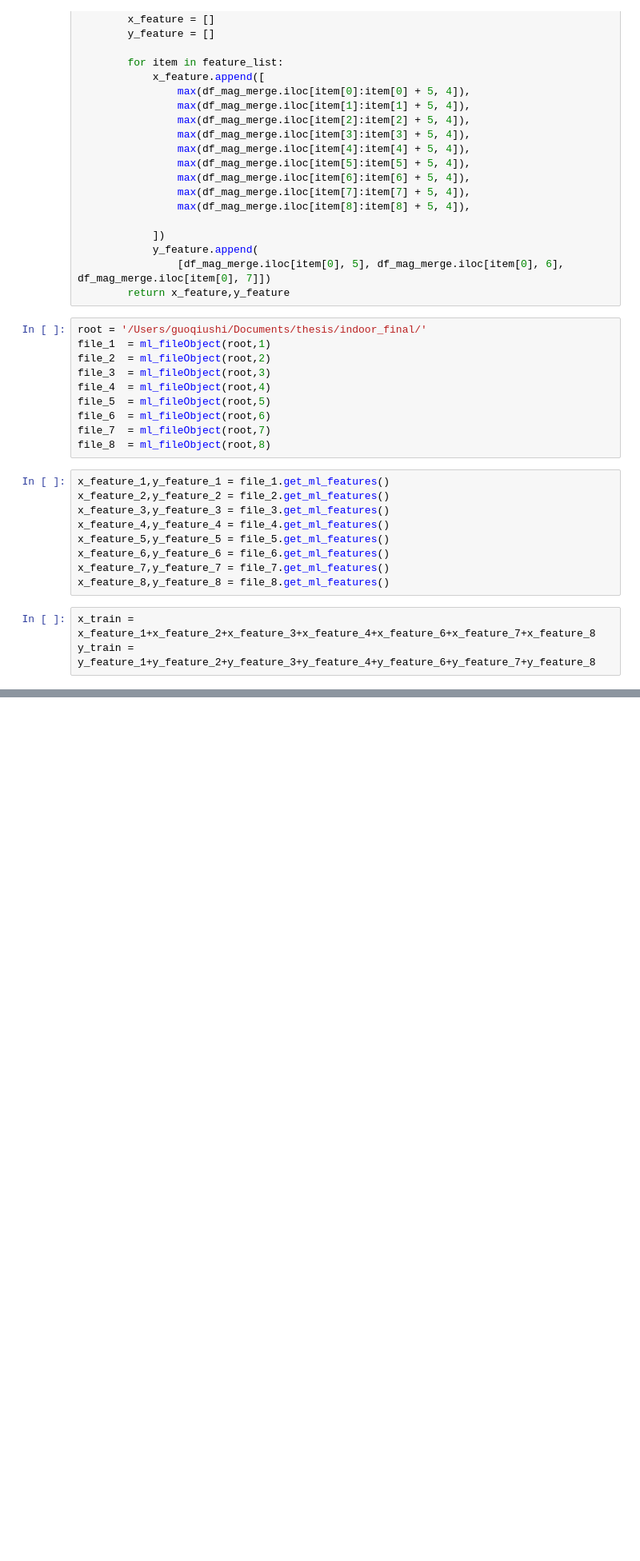
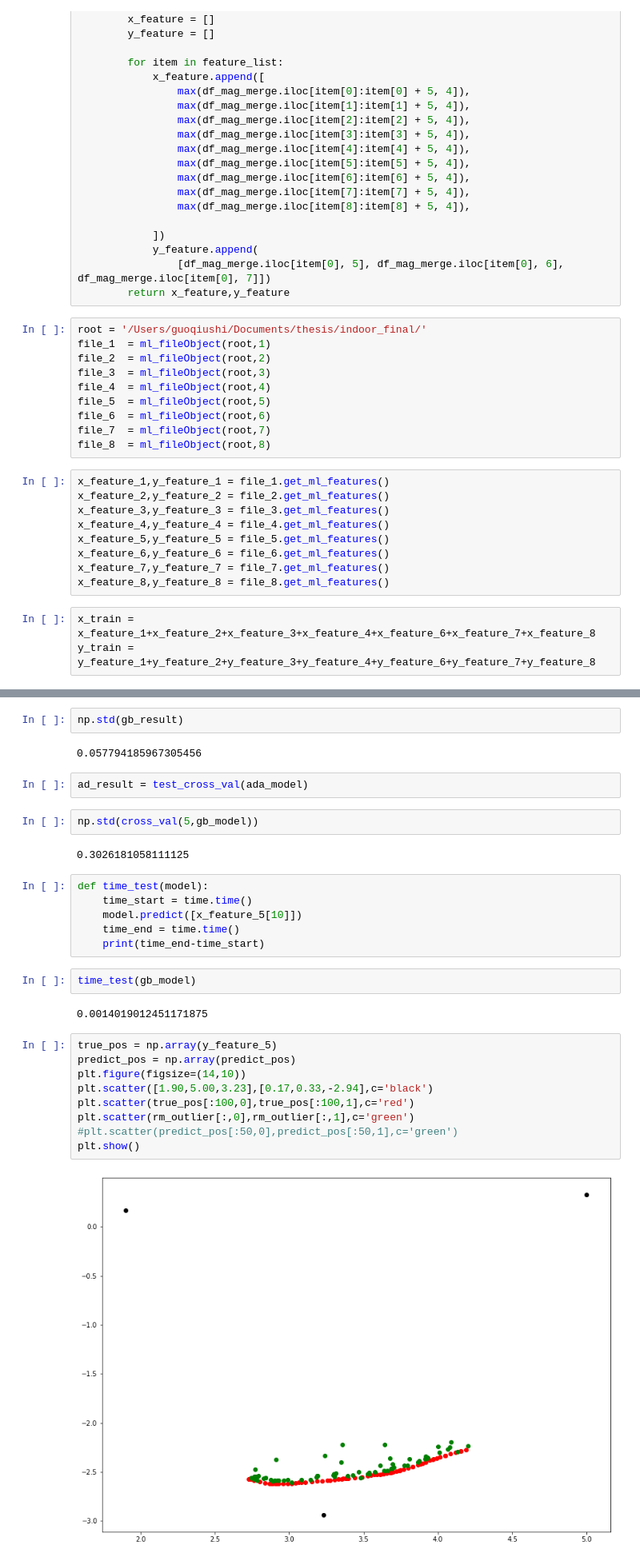
Before and after one commit to guoqiushi/Mag_thesis, a Jupyter notebook: ml_performance.ipynb, the cells around one changed output, grey strips where cells are left out. Shown: that part at 80% size. Saved outputs shown, nothing was run; the diff lists cells and outputs as text; blank space fills up the shorter version.

Commit message:
add more figures

```diff
--- a/ml_performance.ipynb
+++ b/ml_performance.ipynb
@@ -242,0 +356,31 @@ y_feature_5[0]
+# %%
+np.std(gb_result)
+# %% [output]
+0.057794185967305456
+# %%
+ad_result = test_cross_val(ada_model)
+# %%
+np.std(cross_val(5,gb_model))
+# %% [output]
+0.3026181058111125
+# %%
+def time_test(model):
+    time_start = time.time()
+    model.predict([x_feature_5[10]])
+    time_end = time.time()
+    print(time_end-time_start)
+# %%
+time_test(gb_model)
+# %% [output]
+0.0014019012451171875
+# %%
+true_pos = np.array(y_feature_5)
+predict_pos = np.array(predict_pos)
+plt.figure(figsize=(14,10))
+plt.scatter([1.90,5.00,3.23],[0.17,0.33,-2.94],c='black')
+plt.scatter(true_pos[:100,0],true_pos[:100,1],c='red')
+plt.scatter(rm_outlier[:,0],rm_outlier[:,1],c='green')
+#plt.scatter(predict_pos[:50,0],predict_pos[:50,1],c='green')
+plt.show()
+# %% [output]
+[figure, added]
```
Also changed, not shown: parts of 47 cells of this notebook, 2 other files.
